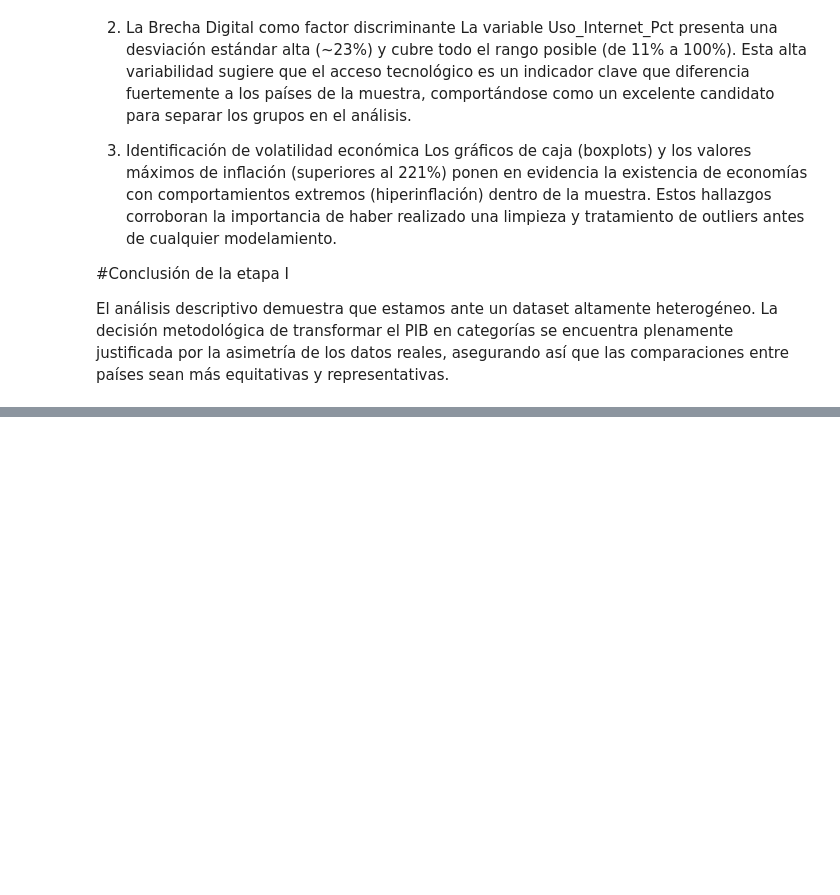
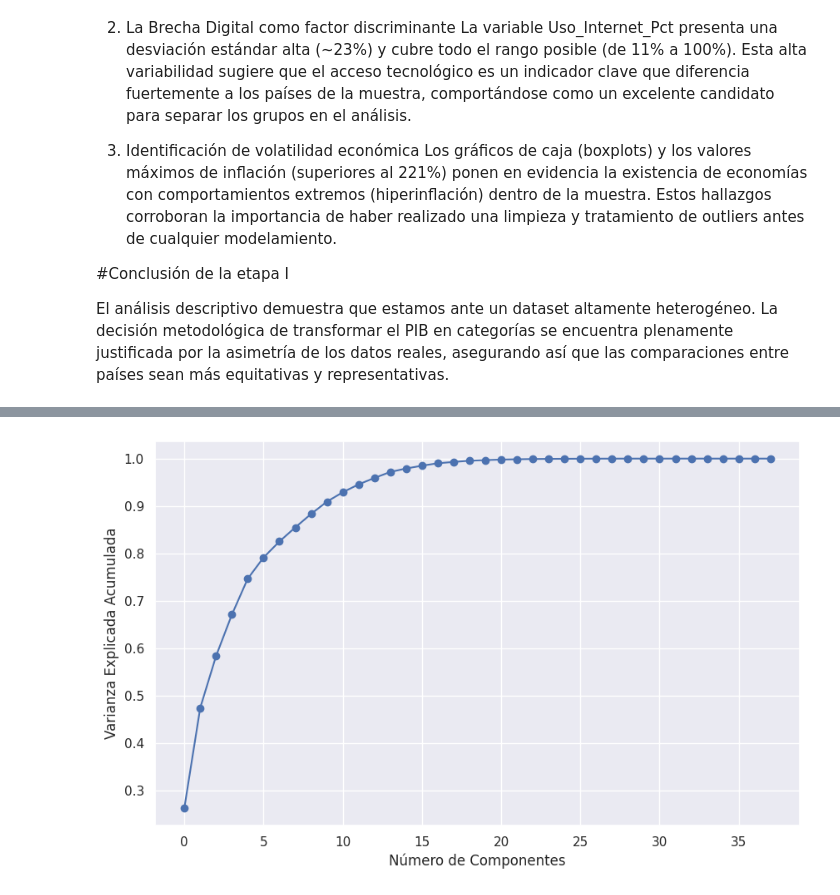
Before and after one commit to jeanferuzi-oss/exam, a Jupyter notebook: Examen_World_Bank.ipynb, the cells around one changed output, grey strips where cells are left out. Saved outputs shown, nothing was run; the diff lists cells and outputs as text; code cells hidden in the pictures; blank space fills up the shorter version.

```diff
--- a/Examen_World_Bank.ipynb
+++ b/Examen_World_Bank.ipynb
@@ -711,0 +727,16 @@ El análisis descriptivo demuestra que estamos ante un dataset altamente heterog
+# %%
+from sklearn.preprocessing import StandardScaler
+
+# Seleccionamos las variables numéricas para el análisis
+x = df_wb.drop(columns=['Iso', 'Country', 'PIB_PPP'], errors='ignore')
+
+# Guardamos los nombres de las columnas para usarlos luego
+features = x.columns
+
+# Estandarizamos (Scales) los datos: media 0 y desviación 1
+# Esto es obligatorio para que el PCA funcione bien
+scaler = StandardScaler()
+X_scaled = scaler.fit_transform(x)
+
+# Verificamos las dimensiones de nuestra matriz lista
+pd.DataFrame(X_scaled, columns=features).head()
@@ -711,0 +761,18 @@ El análisis descriptivo demuestra que estamos ante un dataset altamente heterog
+# %%
+# Inicializar PCA (puedes empezar sin definir n_components para ver la varianza total)
+pca = PCA()
+principal_components = pca.fit_transform(X_scaled)
+
+# Analizar la varianza explicada para decidir cuántas componentes guardar
+import matplotlib.pyplot as plt
+import numpy as np
+
+# Gráfico de varianza acumulada
+plt.figure(figsize=(10, 6))
+plt.plot(np.cumsum(pca.explained_variance_ratio_), marker='o')
+plt.xlabel('Número de Componentes')
+plt.ylabel('Varianza Explicada Acumulada')
+plt.grid(True)
+plt.show()
+# %% [output]
+[figure, added]
```
Also changed, not shown: parts of 23 cells of this notebook.
